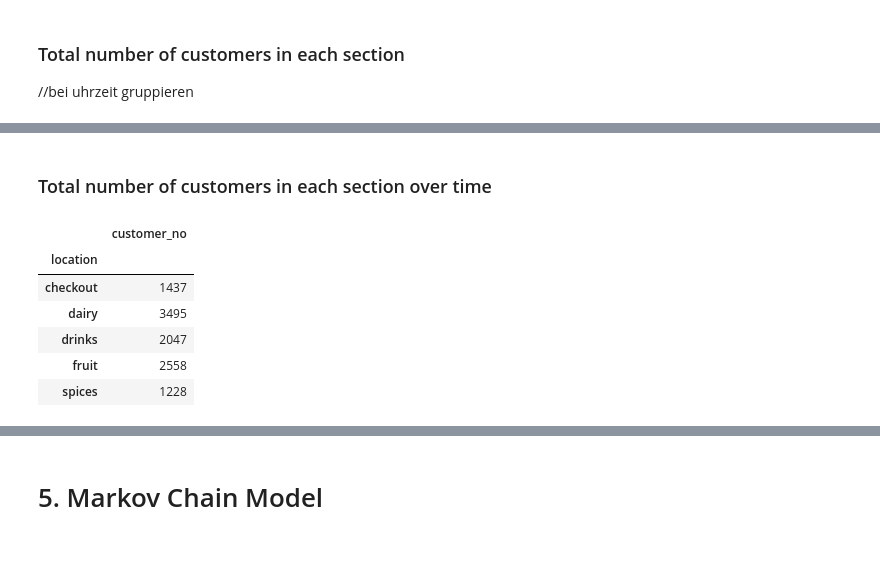
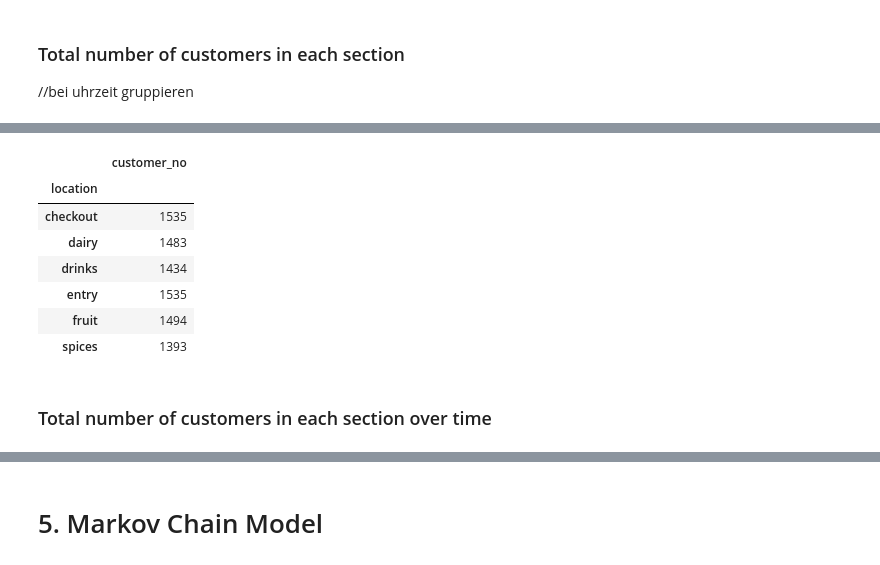
Before and after one commit to Frosti1991/Markov-Chain-Project, a Jupyter notebook: Markov_Chain_Project.ipynb, the cells around one changed output, grey strips where cells are left out. Cells and saved outputs as stored; diff of their text form; code cells hidden in the pictures.

```diff
--- a/Markov_Chain_Project.ipynb
+++ b/Markov_Chain_Project.ipynb
@@ -317,2 +325,14 @@ mon.shape
+# %%
+count_customer_location_df = df_resampled.groupby(by=["location"]).nunique()[['customer_no']]
+count_customer_location_df
+# %% [output]
+|  | customer_no |
+| location |  |
+| checkout | 1535 |
+| dairy | 1483 |
+| drinks | 1434 |
+| entry | 1535 |
+| fruit | 1494 |
+| spices | 1393 |
 # %% [markdown]
 ### Total number of customers in each section over time
@@ -323,10 +340,0 @@ mon2_grouped_column = mon2.groupby(by=["location"]).count()
-# %%
-mon2_grouped_column
-# %% [output]
-|  | customer_no |
-| location |  |
-| checkout | 1437 |
-| dairy | 3495 |
-| drinks | 2047 |
-| fruit | 2558 |
-| spices | 1228 |
```
Also changed, not shown: parts of 30 cells of this notebook.
